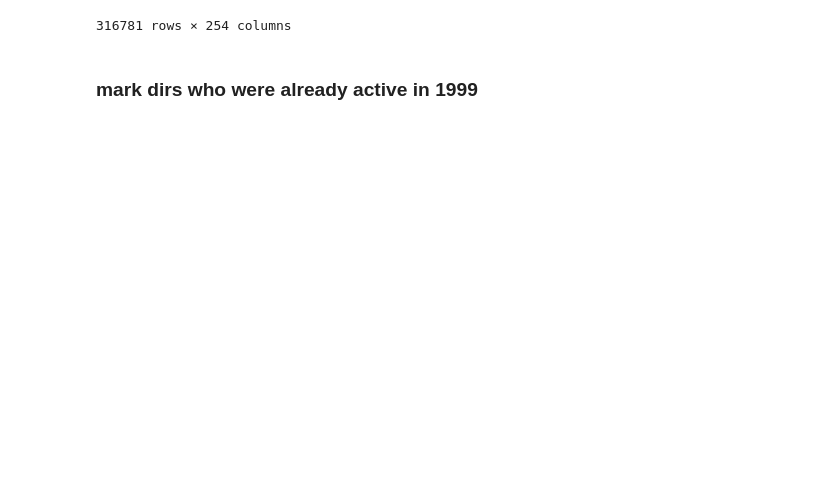
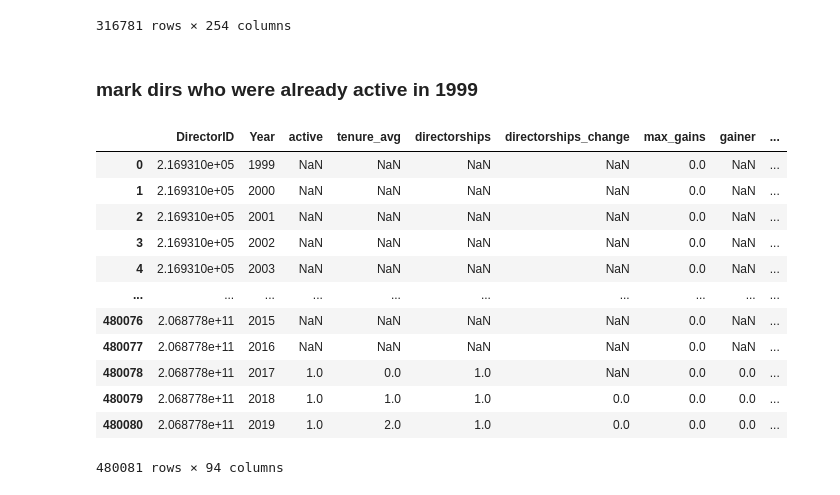
Before and after one commit to hannez11/director-project, a Jupyter notebook: Director-Years/Director-Firm-Year _to_Director-Year.ipynb, the cells around one changed output. Saved outputs shown, nothing was run; the diff lists cells and outputs as text; code cells hidden in the pictures; blank space fills up the shorter version.

```diff
--- a/Director-Years/Director-Firm-Year _to_Director-Year.ipynb
+++ b/Director-Years/Director-Firm-Year _to_Director-Year.ipynb
@@ -305,3 +305,23 @@ df[df["PF_board_meetings_avg_delta2"].isna() == False]
 df.to_stata(r"C:\Users\Hannes\Desktop\test4.dta")
 # %% [markdown]
 ### mark dirs who were already active in 1999
+# %%
+import pandas as pd
+import numpy as np
+
+df_400 = pd.read_stata(r"D:\Docs\Dokumente\WMA\Projects\5 Directors\Stata\Director-Years\0119_Director-Years_CAAA.dta")
+df_400
+# %% [output]
+|  | DirectorID | Year | active | tenure_avg | directorships | directorships_change | max_gains | gainer | ... |
+| 0 | 2.169310e+05 | 1999 | NaN | NaN | NaN | NaN | 0.0 | NaN | ... |
+| 1 | 2.169310e+05 | 2000 | NaN | NaN | NaN | NaN | 0.0 | NaN | ... |
+| 2 | 2.169310e+05 | 2001 | NaN | NaN | NaN | NaN | 0.0 | NaN | ... |
+| 3 | 2.169310e+05 | 2002 | NaN | NaN | NaN | NaN | 0.0 | NaN | ... |
+| 4 | 2.169310e+05 | 2003 | NaN | NaN | NaN | NaN | 0.0 | NaN | ... |
+| ... | ... | ... | ... | ... | ... | ... | ... | ... | ... |
+| 480076 | 2.068778e+11 | 2015 | NaN | NaN | NaN | NaN | 0.0 | NaN | ... |
+| 480077 | 2.068778e+11 | 2016 | NaN | NaN | NaN | NaN | 0.0 | NaN | ... |
+| 480078 | 2.068778e+11 | 2017 | 1.0 | 0.0 | 1.0 | NaN | 0.0 | 0.0 | ... |
+| 480079 | 2.068778e+11 | 2018 | 1.0 | 1.0 | 1.0 | 0.0 | 0.0 | 0.0 | ... |
+| 480080 | 2.068778e+11 | 2019 | 1.0 | 2.0 | 1.0 | 0.0 | 0.0 | 0.0 | ... |
+480081 rows × 94 columns
```
Also changed, not shown: parts of 2 cells of this notebook.
